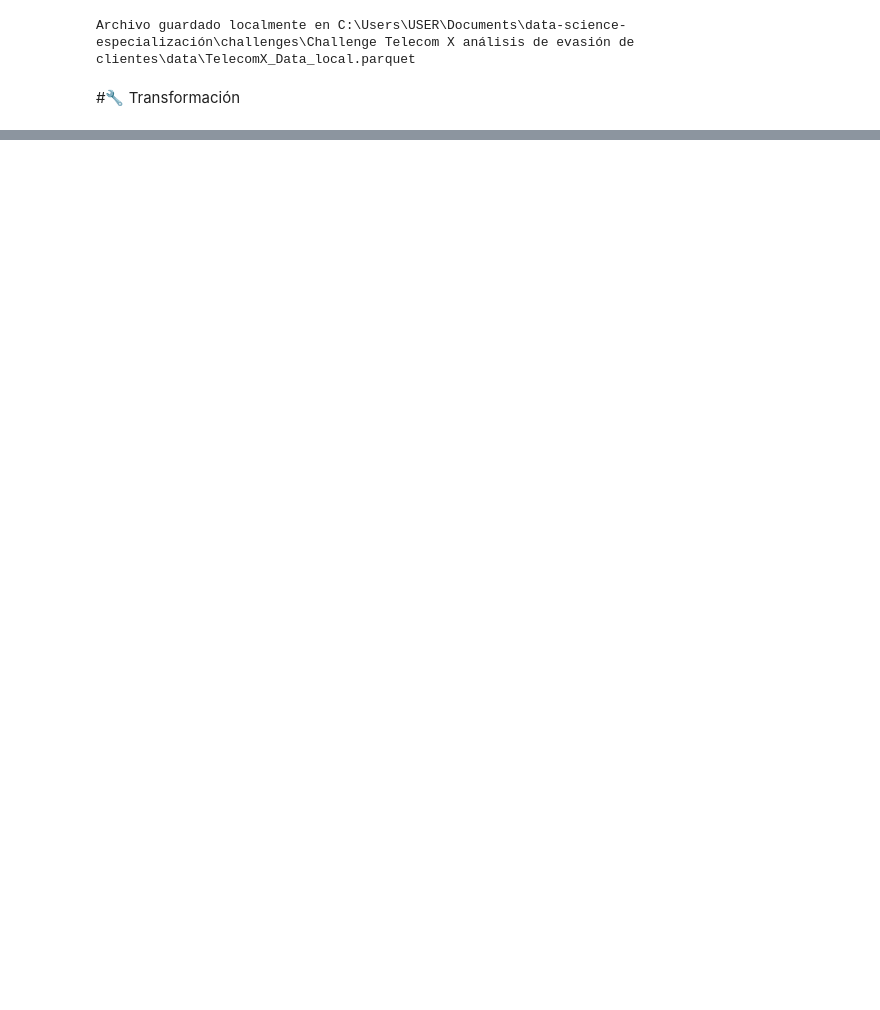
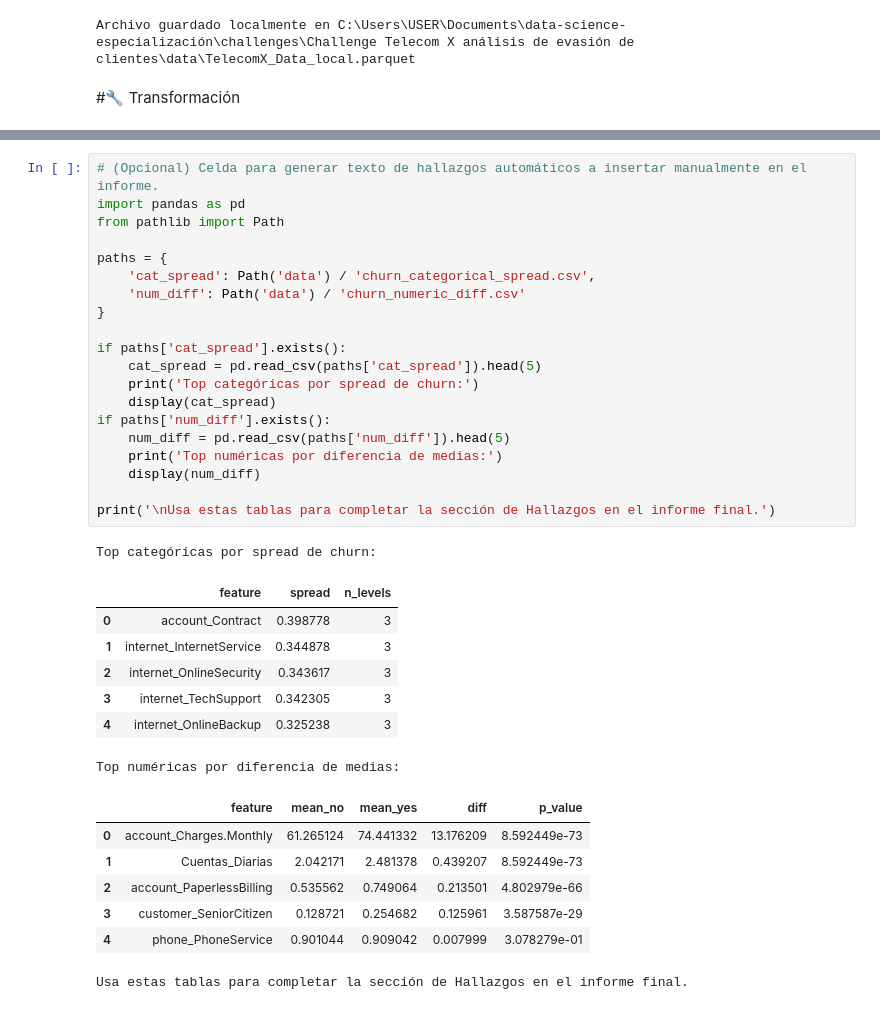
Before and after one commit to Andre-11c/Telecom-X-Analisis-de-Evasion-de-Clientes, a Jupyter notebook: TelecomX_LATAM.ipynb, the cells around one changed output, grey strips where cells are left out. Cells and saved outputs as stored; diff of their text form; blank space fills up the shorter version.

```diff
--- a/TelecomX_LATAM.ipynb
+++ b/TelecomX_LATAM.ipynb
@@ -602,0 +1266,36 @@ print('Archivo guardado: data/relevance_simple.csv')
+# %%
+# (Opcional) Celda para generar texto de hallazgos automáticos a insertar manualmente en el informe.
+import pandas as pd
+from pathlib import Path
+
+paths = {
+    'cat_spread': Path('data') / 'churn_categorical_spread.csv',
+    'num_diff': Path('data') / 'churn_numeric_diff.csv'
+}
+
+if paths['cat_spread'].exists():
+    cat_spread = pd.read_csv(paths['cat_spread']).head(5)
+    print('Top categóricas por spread de churn:')
+    display(cat_spread)
+if paths['num_diff'].exists():
+    num_diff = pd.read_csv(paths['num_diff']).head(5)
+    print('Top numéricas por diferencia de medias:')
+    display(num_diff)
+
+print('\nUsa estas tablas para completar la sección de Hallazgos en el informe final.')
+# %% [output]
+Top categóricas por spread de churn:
+|  | feature | spread | n_levels |
+| 0 | account_Contract | 0.398778 | 3 |
+| 1 | internet_InternetService | 0.344878 | 3 |
+| 2 | internet_OnlineSecurity | 0.343617 | 3 |
+| 3 | internet_TechSupport | 0.342305 | 3 |
+| 4 | internet_OnlineBackup | 0.325238 | 3 |
+Top numéricas por diferencia de medias:
+|  | feature | mean_no | mean_yes | diff | p_value |
+| 0 | account_Charges.Monthly | 61.265124 | 74.441332 | 13.176209 | 8.592449e-73 |
+| 1 | Cuentas_Diarias | 2.042171 | 2.481378 | 0.439207 | 8.592449e-73 |
+| 2 | account_PaperlessBilling | 0.535562 | 0.749064 | 0.213501 | 4.802979e-66 |
+| 3 | customer_SeniorCitizen | 0.128721 | 0.254682 | 0.125961 | 3.587587e-29 |
+| 4 | phone_PhoneService | 0.901044 | 0.909042 | 0.007999 | 3.078279e-01 |
+Usa estas tablas para completar la sección de Hallazgos en el informe final.
```
Also changed, not shown: parts of 18 cells of this notebook, 10 other files.
